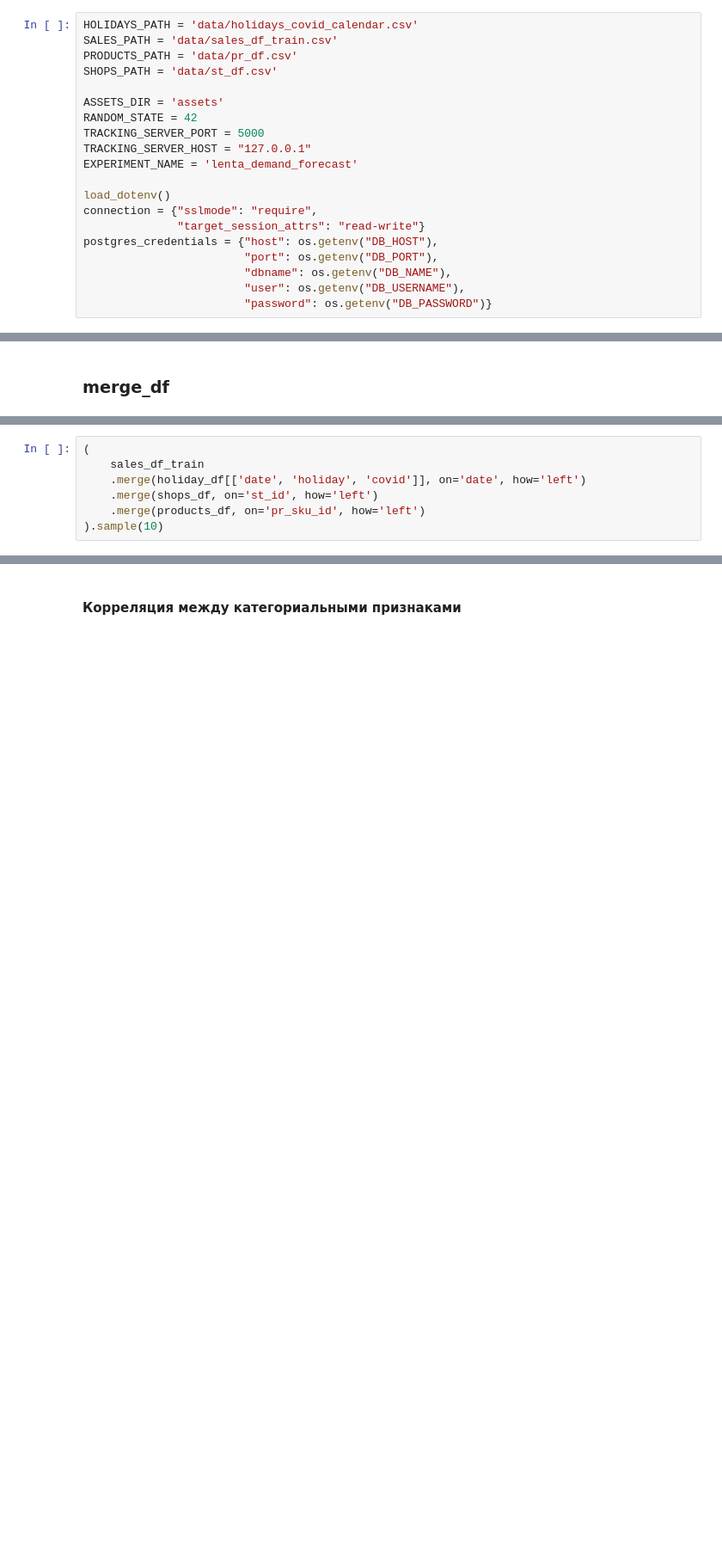
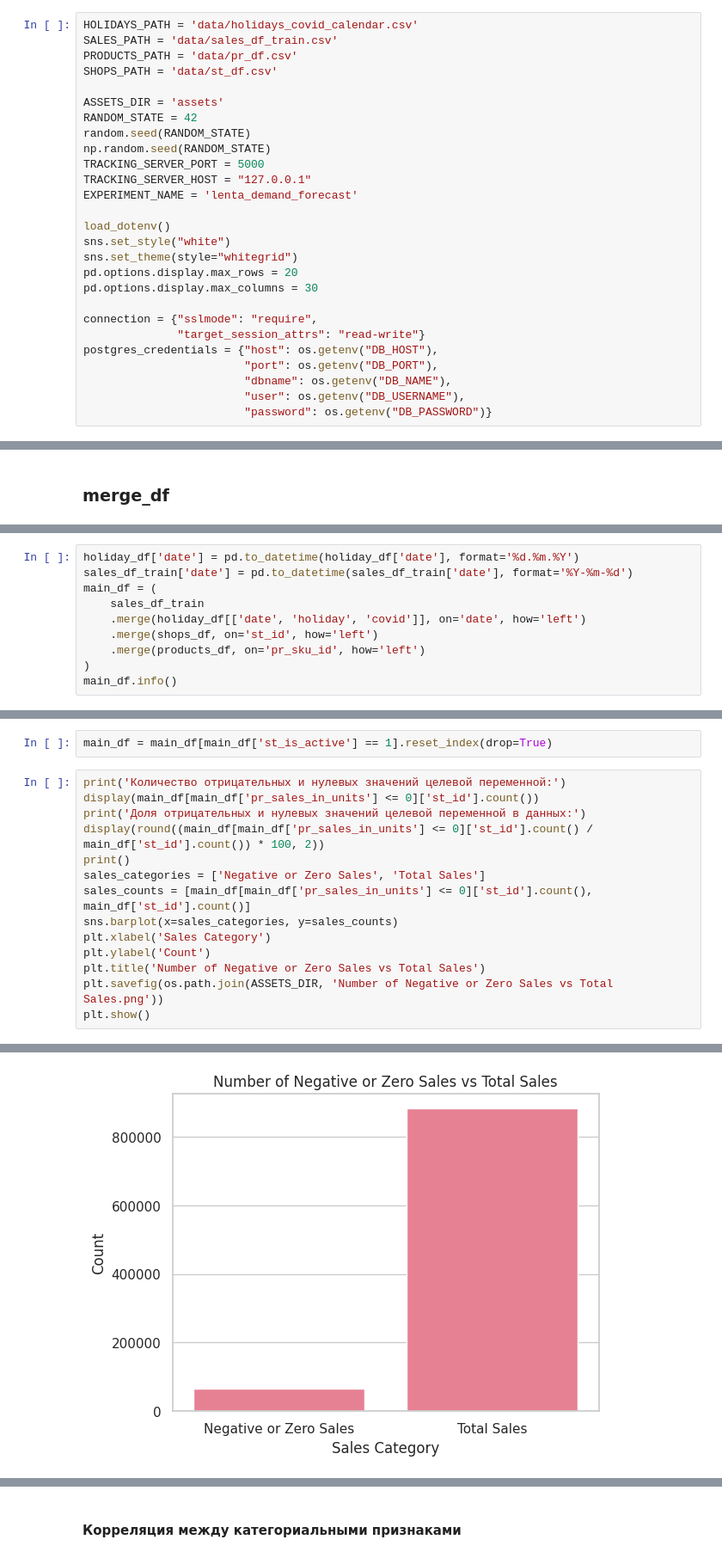
Before and after one commit to denis-42ds/demand_forecast_lenta, a Jupyter notebook: demand_forecast.ipynb, the cells around one changed output, grey strips where cells are left out. Shown at 86% size. Drawn from its saved outputs; the diff is of its cells as text; blank space fills up the shorter version.

```diff
--- a/demand_forecast.ipynb
+++ b/demand_forecast.ipynb
@@ -88,11 +92,18 @@ SHOPS_PATH = 'data/st_df.csv'
 
 ASSETS_DIR = 'assets'
 RANDOM_STATE = 42
+random.seed(RANDOM_STATE)
+np.random.seed(RANDOM_STATE)
 TRACKING_SERVER_PORT = 5000
 TRACKING_SERVER_HOST = "127.0.0.1"
 EXPERIMENT_NAME = 'lenta_demand_forecast'
 
 load_dotenv()
+sns.set_style("white")
+sns.set_theme(style="whitegrid")
+pd.options.display.max_rows = 20
+pd.options.display.max_columns = 30
+
 connection = {"sslmode": "require",
               "target_session_attrs": "read-write"}
 postgres_credentials = {"host": os.getenv("DB_HOST"),
@@ -347,8 +356,11 @@ sales_df_train['date'] = pd.to_datetime(sales_df_train['date'], format='%Y-%m-%d
 # %%
-(
+holiday_df['date'] = pd.to_datetime(holiday_df['date'], format='%d.%m.%Y')
+sales_df_train['date'] = pd.to_datetime(sales_df_train['date'], format='%Y-%m-%d')
+main_df = (
     sales_df_train
     .merge(holiday_df[['date', 'holiday', 'covid']], on='date', how='left')
     .merge(shops_df, on='st_id', how='left')
     .merge(products_df, on='pr_sku_id', how='left')
-).sample(10)
+)
+main_df.info()
 # %% [output]
@@ -480,0 +397,17 @@ Cреднее значение больше медианного, наблюда
+# %%
+main_df = main_df[main_df['st_is_active'] == 1].reset_index(drop=True)
+# %%
+print('Количество отрицательных и нулевых значений целевой переменной:')
+display(main_df[main_df['pr_sales_in_units'] <= 0]['st_id'].count())
+print('Доля отрицательных и нулевых значений целевой переменной в данных:')
+display(round((main_df[main_df['pr_sales_in_units'] <= 0]['st_id'].count() / main_df['st_id'].count()) * 100, 2))
+print()
+sales_categories = ['Negative or Zero Sales', 'Total Sales']
+sales_counts = [main_df[main_df['pr_sales_in_units'] <= 0]['st_id'].count(), main_df['st_id'].count()]
+sns.barplot(x=sales_categories, y=sales_counts)
+plt.xlabel('Sales Category')
+plt.ylabel('Count')
+plt.title('Number of Negative or Zero Sales vs Total Sales')
+plt.savefig(os.path.join(ASSETS_DIR, 'Number of Negative or Zero Sales vs Total Sales.png'))
+plt.show()
+# %% [output]
@@ -480,0 +418 @@ Cреднее значение больше медианного, наблюда
+[figure, added]
```
Also changed, not shown: parts of 43 cells of this notebook, 4 other files.
